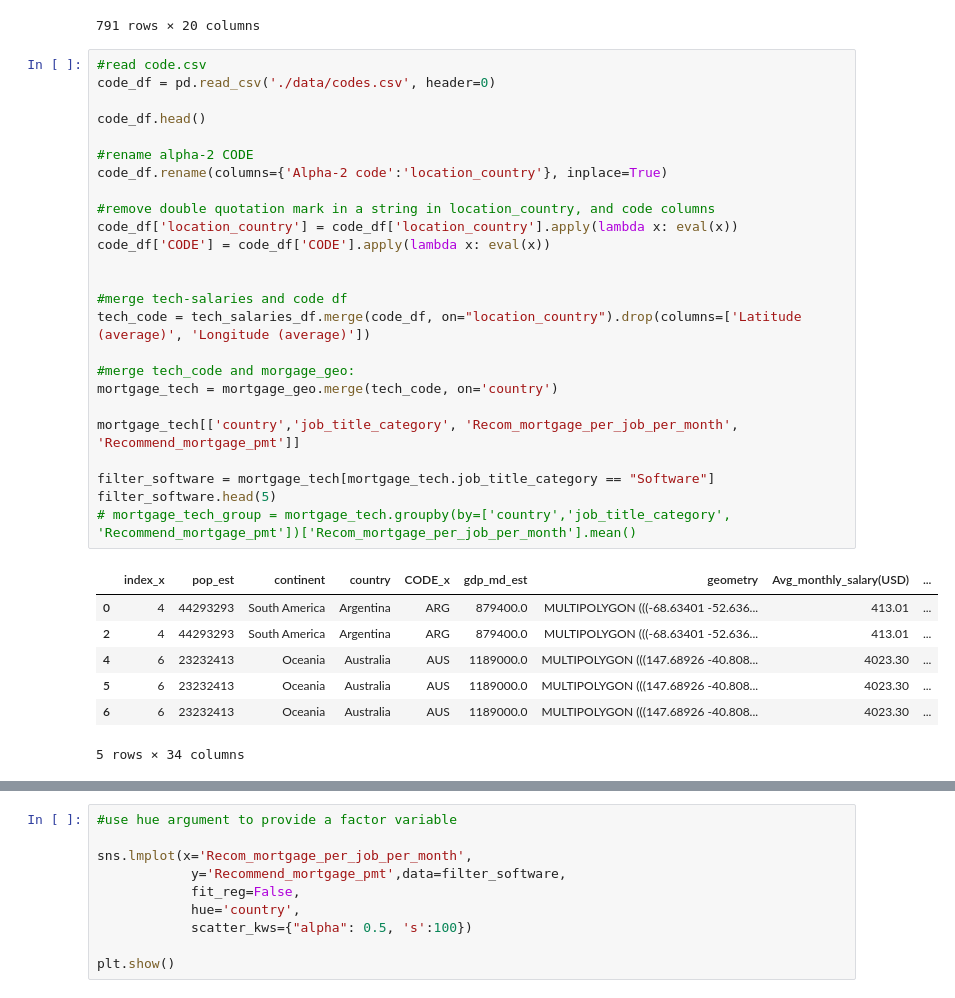
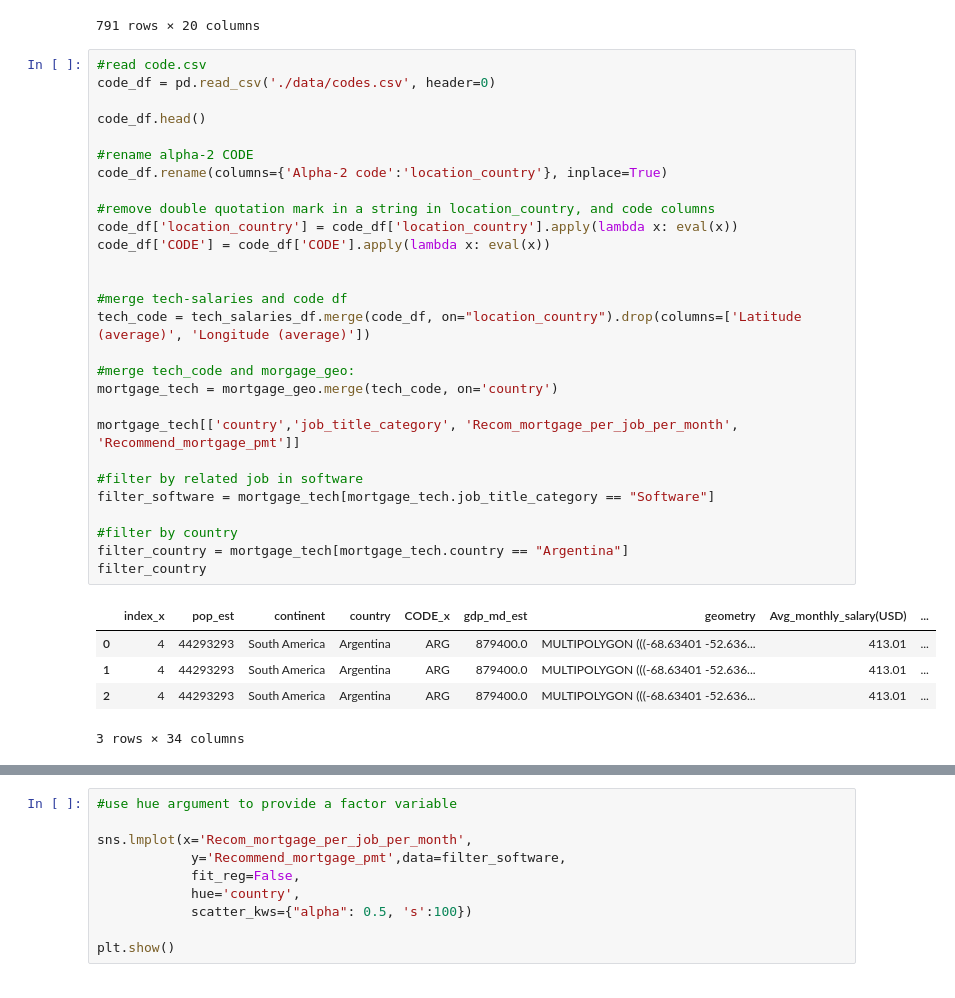
Before and after one commit to ChloeL6/Independent-Cost-of-living, a Jupyter notebook: chloe.ipynb, the cells around one changed output, grey strips where cells are left out. Drawn from its saved outputs; the diff is of its cells as text.

```diff
--- a/chloe.ipynb
+++ b/chloe.ipynb
@@ -173,33 +173,34 @@ Index(['index', 'salary_id', 'employer_name', 'location_name',
 # %%
 #read code.csv
 code_df = pd.read_csv('./data/codes.csv', header=0)
 
 code_df.head()
 
 #rename alpha-2 CODE
 code_df.rename(columns={'Alpha-2 code':'location_country'}, inplace=True)
 
 #remove double quotation mark in a string in location_country, and code columns
 code_df['location_country'] = code_df['location_country'].apply(lambda x: eval(x))
 code_df['CODE'] = code_df['CODE'].apply(lambda x: eval(x))
 
 
 #merge tech-salaries and code df
 tech_code = tech_salaries_df.merge(code_df, on="location_country").drop(columns=['Latitude (average)', 'Longitude (average)'])
 
 #merge tech_code and morgage_geo:
 mortgage_tech = mortgage_geo.merge(tech_code, on='country')
 
 mortgage_tech[['country','job_title_category', 'Recom_mortgage_per_job_per_month', 'Recommend_mortgage_pmt']]
 
+#filter by related job in software
 filter_software = mortgage_tech[mortgage_tech.job_title_category == "Software"]
-filter_software.head(5)
-# mortgage_tech_group = mortgage_tech.groupby(by=['country','job_title_category', 'Recommend_mortgage_pmt'])['Recom_mortgage_per_job_per_month'].mean()
+
+#filter by country
+filter_country = mortgage_tech[mortgage_tech.country == "Argentina"]
+filter_country
 # %% [output]
 |  | index_x | pop_est | continent | country | CODE_x | gdp_md_est | geometry | Avg_monthly_salary(USD) | ... |
 | 0 | 4 | 44293293 | South America | Argentina | ARG | 879400.0 | MULTIPOLYGON (((-68.63401 -52.636... | 413.01 | ... |
+| 1 | 4 | 44293293 | South America | Argentina | ARG | 879400.0 | MULTIPOLYGON (((-68.63401 -52.636... | 413.01 | ... |
 | 2 | 4 | 44293293 | South America | Argentina | ARG | 879400.0 | MULTIPOLYGON (((-68.63401 -52.636... | 413.01 | ... |
-| 4 | 6 | 23232413 | Oceania | Australia | AUS | 1189000.0 | MULTIPOLYGON (((147.68926 -40.808... | 4023.30 | ... |
-| 5 | 6 | 23232413 | Oceania | Australia | AUS | 1189000.0 | MULTIPOLYGON (((147.68926 -40.808... | 4023.30 | ... |
-| 6 | 6 | 23232413 | Oceania | Australia | AUS | 1189000.0 | MULTIPOLYGON (((147.68926 -40.808... | 4023.30 | ... |
-5 rows × 34 columns
+3 rows × 34 columns
```
Also changed, not shown: parts of 3 cells of this notebook.
